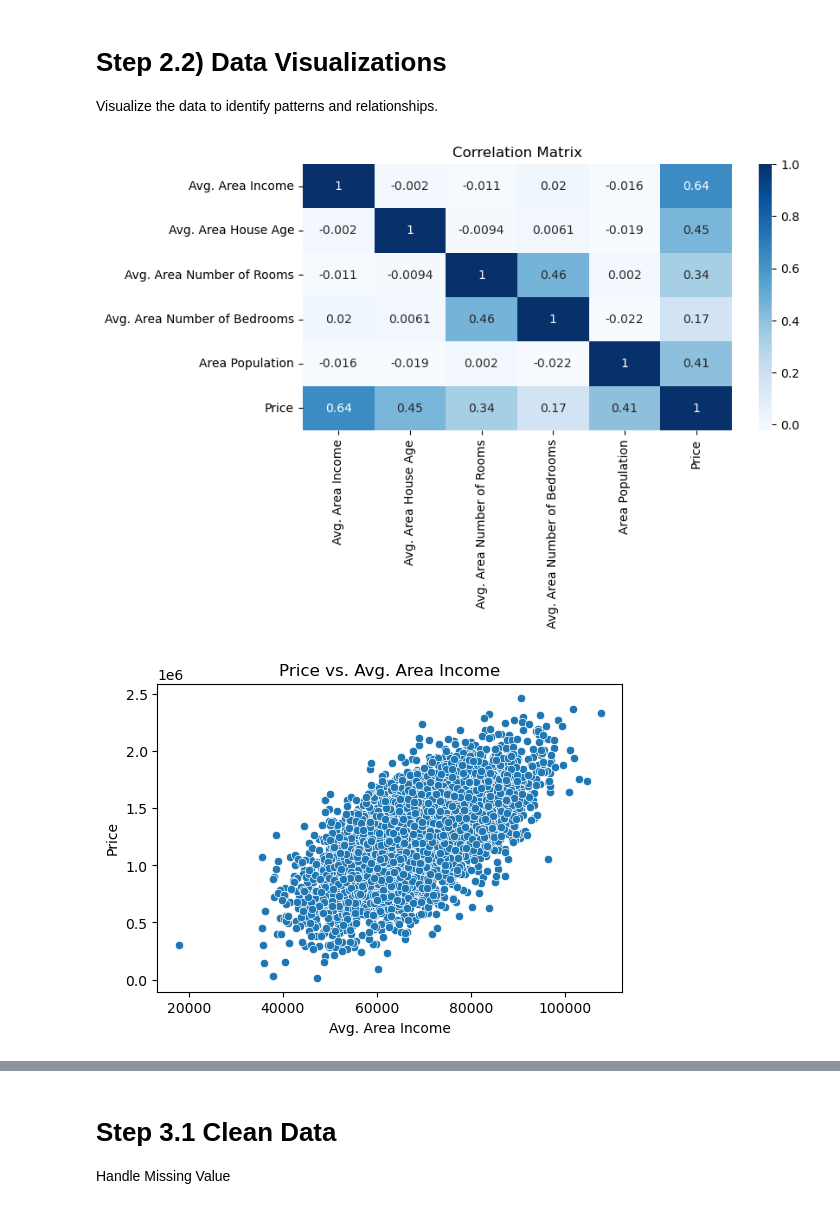
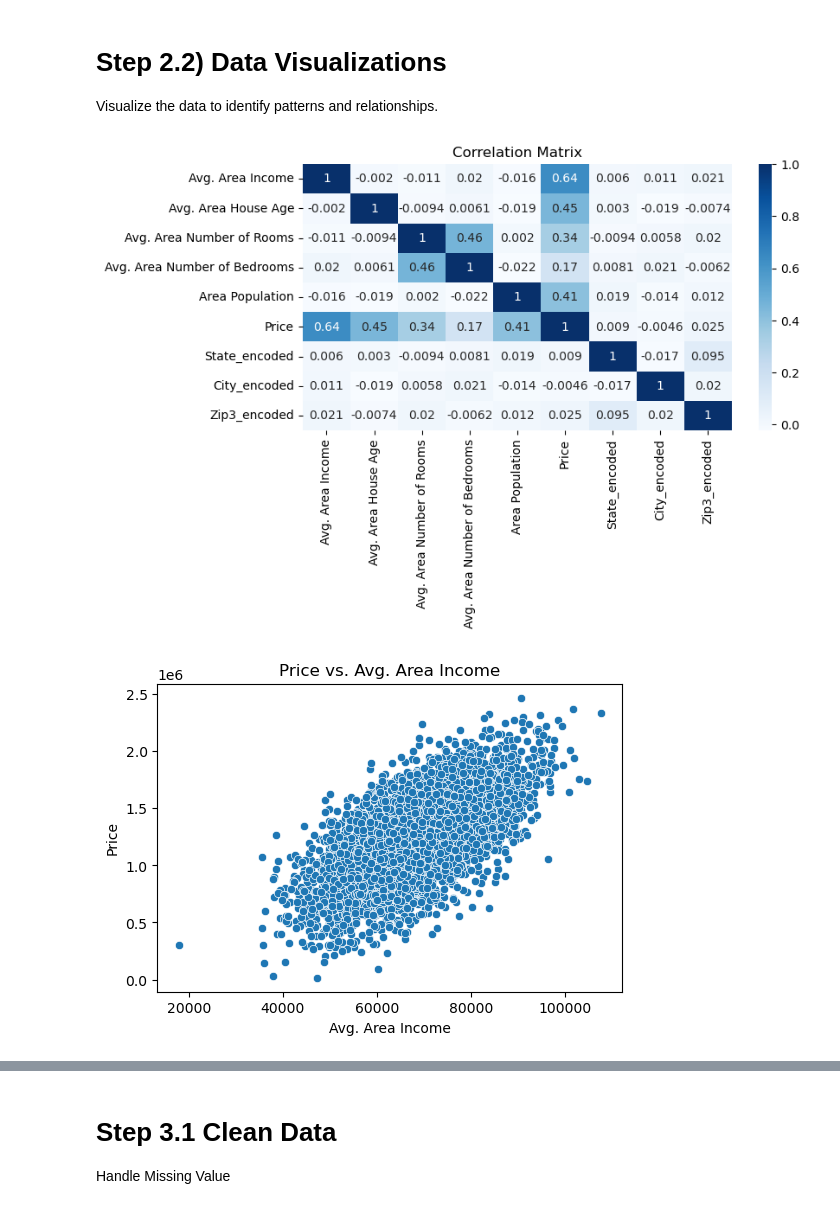
Before and after one commit to RuqayaAli/ML_repo, a Jupyter notebook: ML_Project_Tamplet/ML_Project.ipynb, the cells around one changed output, grey strips where cells are left out. Cells and saved outputs as stored; diff of their text form; code cells hidden in the pictures.

```diff
--- a/ML_Project_Tamplet/ML_Project.ipynb
+++ b/ML_Project_Tamplet/ML_Project.ipynb
@@ -49,25 +85,57 @@ max                        6.500000     69621.713380  2.469066e+06
 # Step 2.2) Data Visualizations
 Visualize the data to identify patterns and relationships.
 # %%
-df_numeric = df.drop("Address", axis=1)
+
+df_numeric = df[[
+    'Avg. Area Income',
+    'Avg. Area House Age',
+    'Avg. Area Number of Rooms',
+    'Avg. Area Number of Bedrooms',
+    'Area Population',
+    'Price',
+    'State_encoded',
+    'City_encoded',
+    'Zip3_encoded'
+]]
+
 # Heatmap -
 plt.figure(figsize=(8, 4))
 sns.heatmap(df_numeric.corr(), annot=True, cmap='Blues')
 plt.title("Correlation Matrix")
 plt.show()
 
 # Scatterplot
 plt.figure(figsize=(6, 4))
 sns.scatterplot(x='Avg. Area Income', y='Price', data=df_numeric)
 plt.title("Price vs. Avg. Area Income")
 plt.show()
 
 # Histogram
 plt.figure(figsize=(6, 4))
 sns.histplot(df_numeric['Price'], bins=10, kde=True)
 plt.title("Distribution of House Prices")
 plt.show()
+
+# Shows price distribution across cities with more detail than boxplot:
+
+plt.figure(figsize=(12, 5))
+sns.violinplot(x='City_encoded', y='Price', data=df)
+plt.title("House Price Distribution by City")
+plt.xlabel("City (Encoded)")
+plt.ylabel("Price")
+plt.xticks(rotation=90)
+plt.show()
+#Shows scatter + distribution + density contours:
+
+sns.jointplot(x='Avg. Area Income', y='Price', data=df_numeric, kind='kde', fill=True, cmap='Blues')
+plt.suptitle("Income vs Price Density Plot", y=1.05)
+plt.show()
+# If your dataset has missing values, visualize them:
+plt.figure(figsize=(10, 4))
+sns.heatmap(df.isnull(), cbar=False, cmap='viridis')
+plt.title("Missing Values Heatmap")
+plt.show()
 # %% [output]
-[figure, old version]
+[figure, new version]
 [figure]
 [figure]
```
Also changed, not shown: parts of 16 cells of this notebook.
